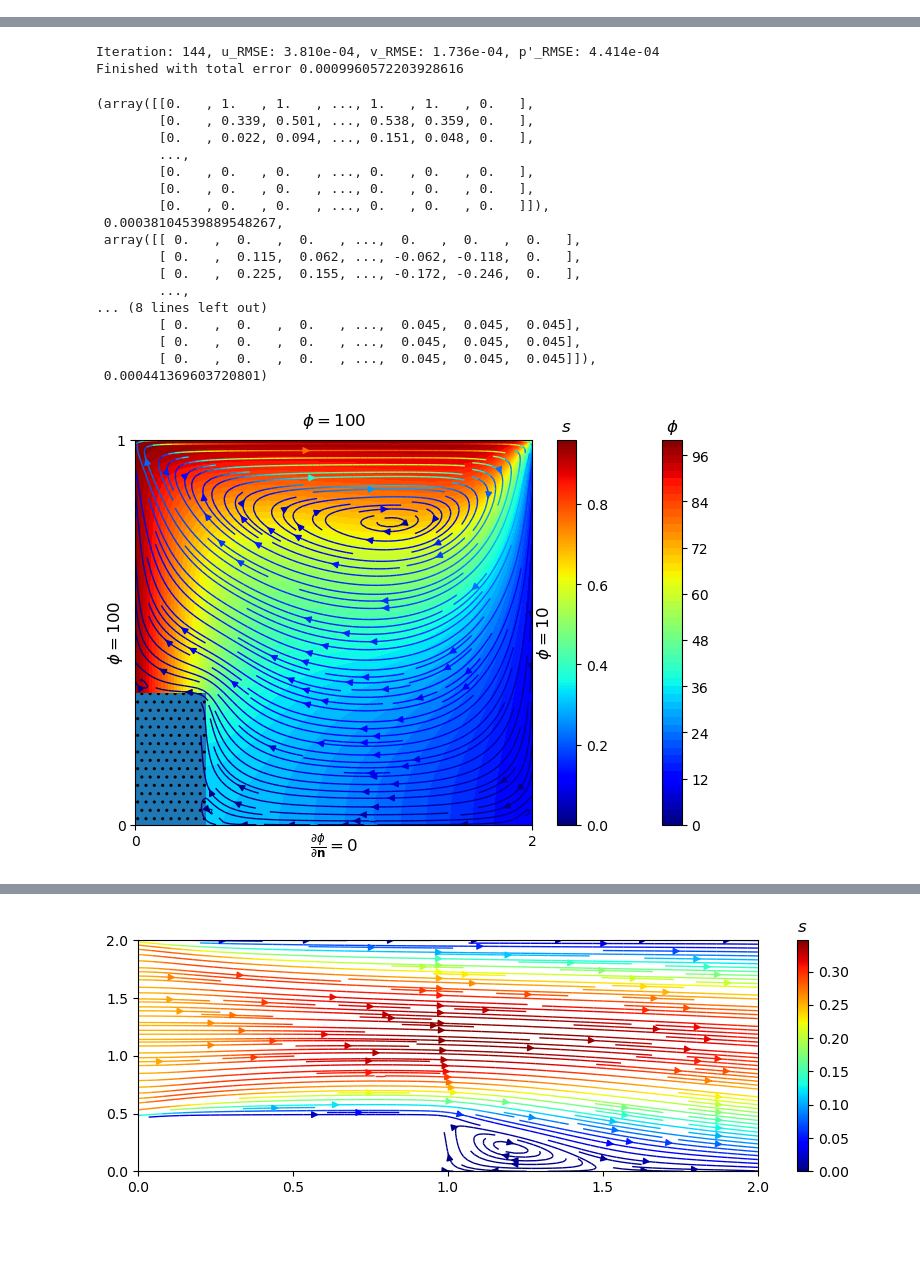
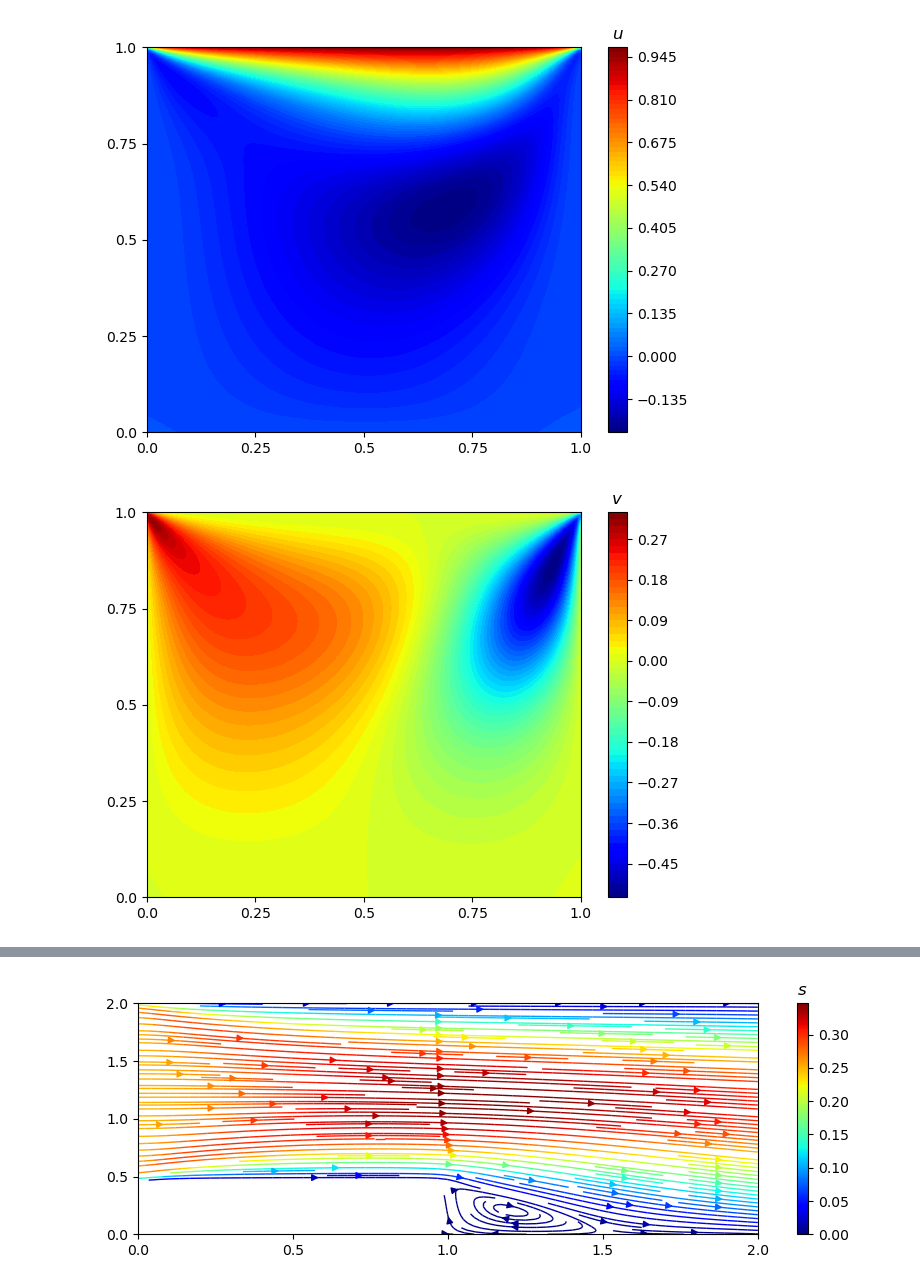
Before and after one commit to cl0udsw1tch/NavierStokesSolver, a Jupyter notebook: test.ipynb, the cells around one changed output, grey strips where cells are left out. Drawn from its saved outputs; the diff is of its cells as text; code cells hidden in the pictures; blank space fills up the shorter version.

```diff
--- a/test.ipynb
+++ b/test.ipynb
@@ -1302,0 +1316,8 @@ n2 = NavierStokesSolver(
+# %%
+n1.plot('u', levels=80, streamlines=0)
+n1.plot('v', levels=80, streamlines=0)
+n1.plot('p', levels=80, streamlines=0)
+n1.plot(None, levels=0, streamlines=2)
+# %% [output]
+[figure, added]
+[figure, added]
@@ -1303,28 +1326,3 @@ n2 = NavierStokesSolver(
 # %%
-n2.solve(objective='m', threshold=1e-3)
+n1.solve('m', threshold=1e-6)
-# %% [output]
-Iteration: 144, u_RMSE: 3.810e-04, v_RMSE: 1.736e-04, p'_RMSE: 4.414e-04
-Finished with total error 0.0009960572203928616
-(array([[0.   , 1.   , 1.   , ..., 1.   , 1.   , 0.   ],
-        [0.   , 0.339, 0.501, ..., 0.538, 0.359, 0.   ],
-        [0.   , 0.022, 0.094, ..., 0.151, 0.048, 0.   ],
-        ...,
-        [0.   , 0.   , 0.   , ..., 0.   , 0.   , 0.   ],
-        [0.   , 0.   , 0.   , ..., 0.   , 0.   , 0.   ],
-        [0.   , 0.   , 0.   , ..., 0.   , 0.   , 0.   ]]),
- 0.00038104539889548267,
- array([[ 0.   ,  0.   ,  0.   , ...,  0.   ,  0.   ,  0.   ],
-        [ 0.   ,  0.115,  0.062, ..., -0.062, -0.118,  0.   ],
-        [ 0.   ,  0.225,  0.155, ..., -0.172, -0.246,  0.   ],
-        ...,
-... (8 lines left out)
-        [ 0.   ,  0.   ,  0.   , ...,  0.045,  0.045,  0.045],
-        [ 0.   ,  0.   ,  0.   , ...,  0.045,  0.045,  0.045],
-        [ 0.   ,  0.   ,  0.   , ...,  0.045,  0.045,  0.045]]),
- 0.000441369603720801)
-# %%
-n2.solve('\phi')
-n2.plot('\phi', levels=50, streamlines=2)
-# %% [output]
-[figure, removed]
 # %%
```
Also changed, not shown: parts of 27 cells of this notebook, 16 other files.
